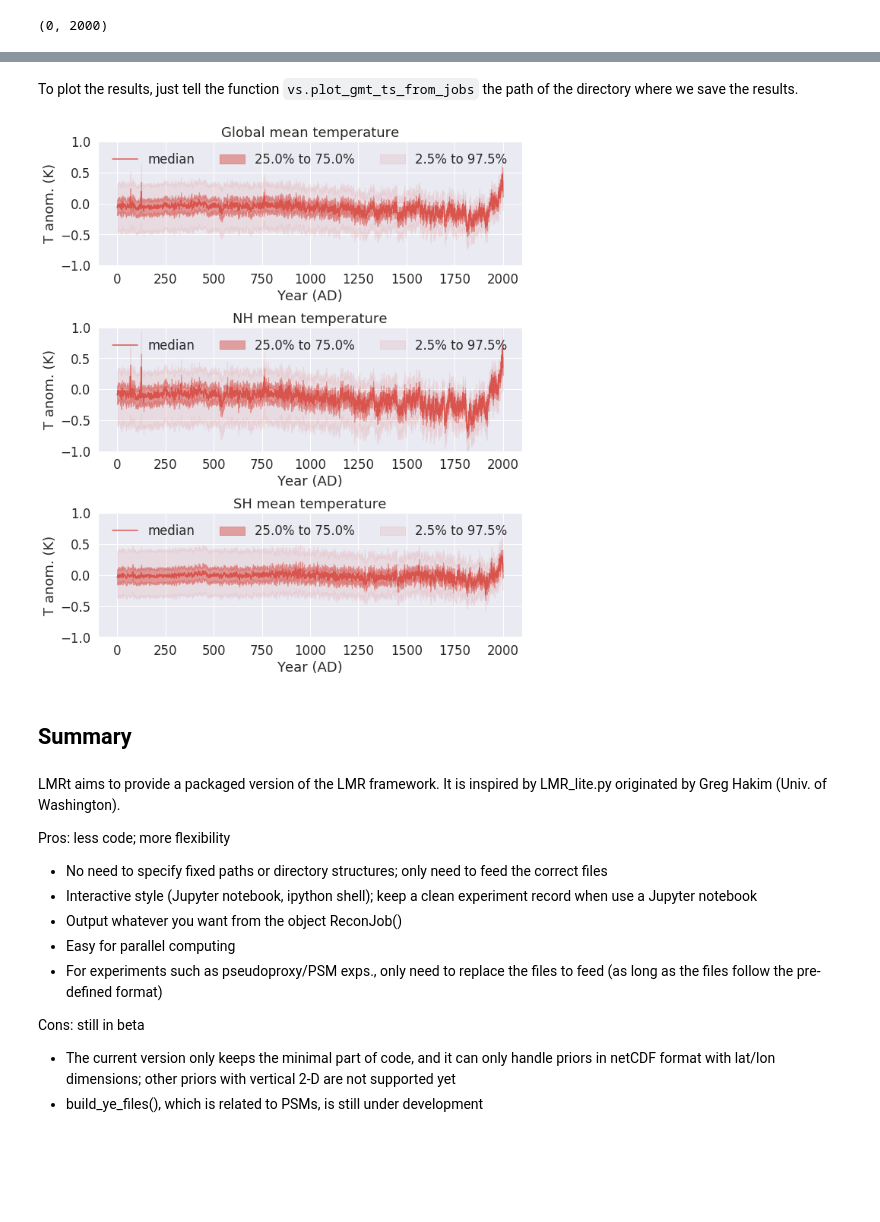
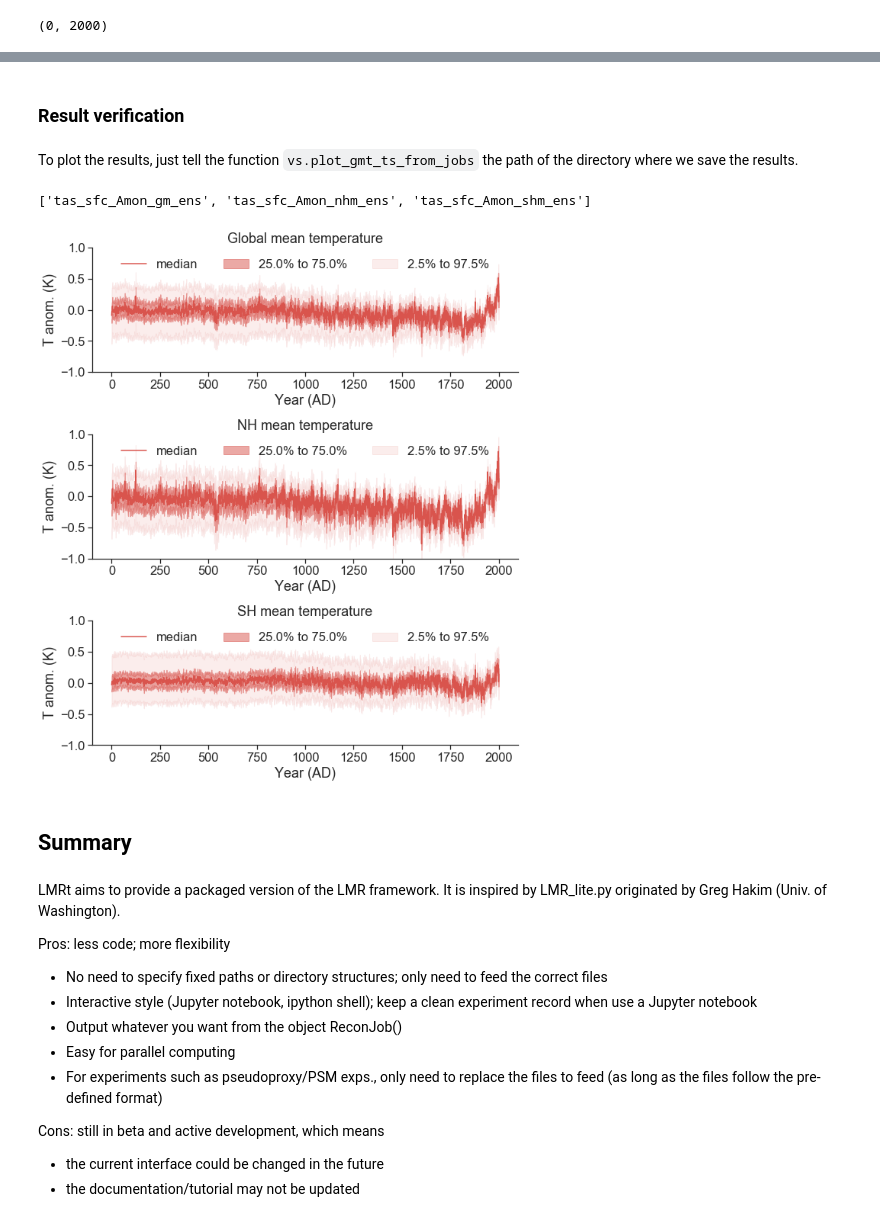
Before and after one commit to fzhu2e/LMRt, a Jupyter notebook: notebooks/01.lmrt_quickstart.ipynb, the cells around one changed output, grey strips where cells are left out. Cells and saved outputs as stored; diff of their text form; code cells hidden in the pictures; blank space fills up the shorter version.

Commit message:
Update tutorial: quickstart

```diff
--- a/notebooks/01.lmrt_quickstart.ipynb
+++ b/notebooks/01.lmrt_quickstart.ipynb
@@ -280,10 +248,13 @@ pid=9772 >>> Recon. period: [0, 2000)
+# %% [markdown]
+### Result verification
 # %% [markdown]
 To plot the results, just tell the function `vs.plot_gmt_ts_from_jobs` the path of the directory where we save the results.
 # %%
-save_dirpath = '/home/fzhu/SynologyDrive/Dev/Github/sLMR/slmr/LMRt/output/jobs_serial'
-fig = vs.plot_gmt_ts_from_jobs(save_dirpath)
+save_dirpath = './results/jobs_serial'
+fig = vs.plot_ts_from_jobs(save_dirpath)
 # %% [output]
+['tas_sfc_Amon_gm_ens', 'tas_sfc_Amon_nhm_ens', 'tas_sfc_Amon_shm_ens']
-[figure, old version]
+[figure, new version]
 # %% [markdown]
 ## Summary
 # %% [markdown]
@@ -297,6 +268,6 @@ Pros: less code; more flexibility
 + Easy for parallel computing
 + For experiments such as pseudoproxy/PSM exps., only need to replace the files to feed (as long as the files follow the pre-defined format)
 
-Cons: still in beta
-+ The current version only keeps the minimal part of code, and it can only handle priors in netCDF format with lat/lon dimensions; other priors with vertical 2-D are not supported yet
-+ build_ye_files(), which is related to PSMs, is still under development
+Cons: still in beta and active development, which means
++ the current interface could be changed in the future
++ the documentation/tutorial may not be updated
```
Also changed, not shown: parts of 13 cells of this notebook.
